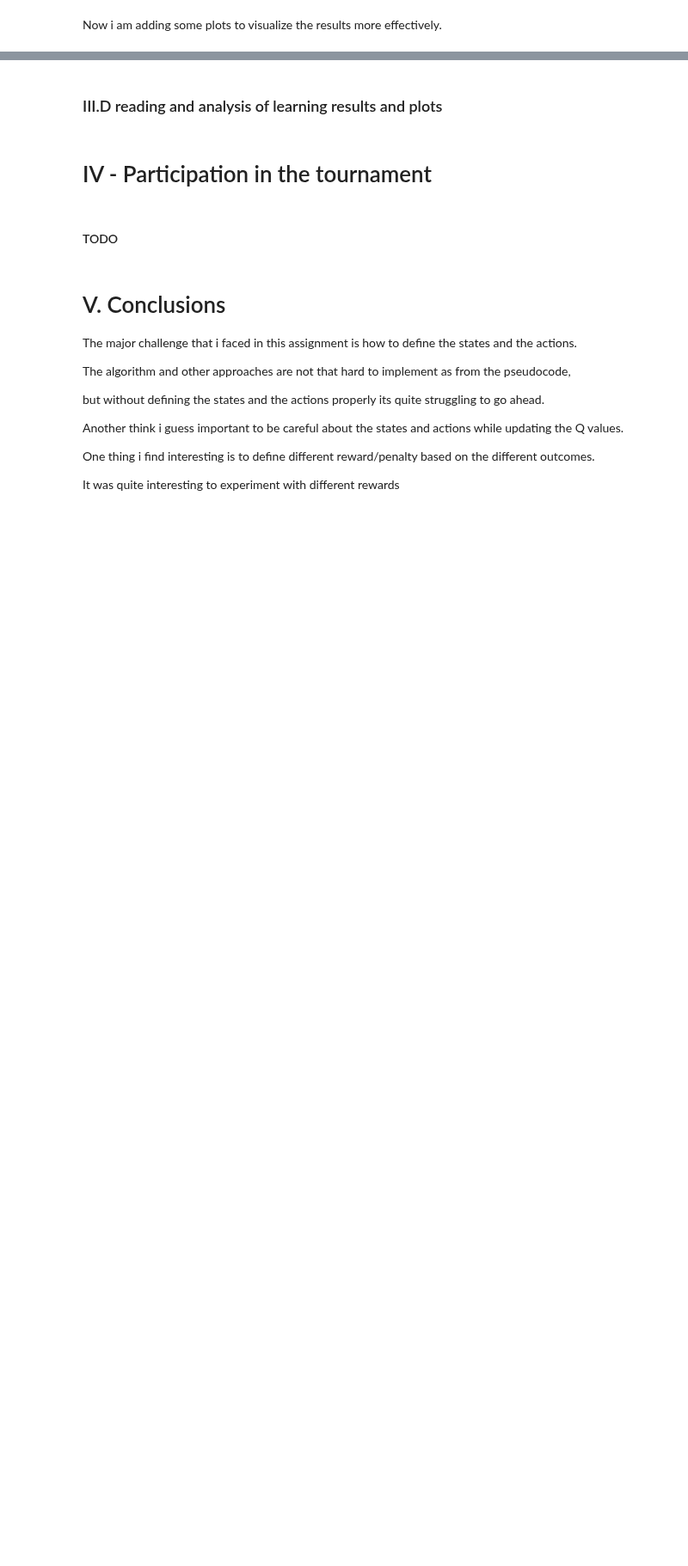
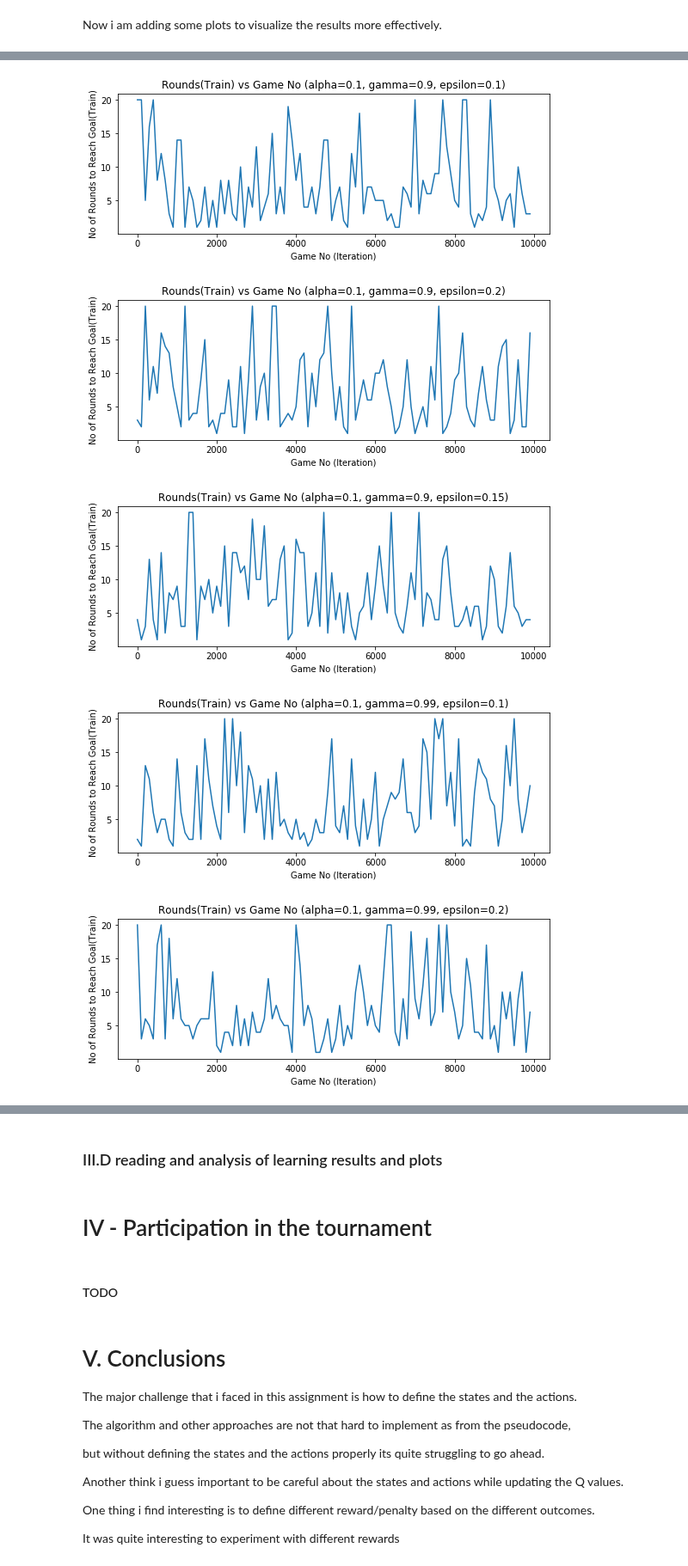
Before and after one commit to hasanjawad001/ML_ReinforcementLearning_Game_Rummy, a Jupyter notebook: assignment_4.ipynb, the cells around one changed output, grey strips where cells are left out. Shown at 86% size. Saved outputs shown, nothing was run; the diff lists cells and outputs as text; code cells hidden in the pictures; blank space fills up the shorter version.

```diff
--- a/assignment_4.ipynb
+++ b/assignment_4.ipynb
@@ -927,0 +935,18 @@ for elem in param_score_agent_rewards_steps_list:
+# %%
+for elem in param_score_agent_rewards_steps_list:
+    fig = plt.figure(figsize=(9,3))
+    param = elem[0]
+    rounds = elem[4]
+    l= list(range(10000))
+    x= l[0:10000:100]
+    y = rounds[0:10000:100]
+    plt.plot( x, y, '-'   )
+    plt.ylabel('No of Rounds to Reach Goal(Train)')
+    plt.xlabel('Game No (Iteration)')
+    plt.title( str('Rounds(Train) vs Game No (alpha=%s, gamma=%s, epsilon=%s)'%(param[0], param[1], param[2]) ) )
+# %% [output]
+[figure, added]
+[figure, added]
+[figure, added]
+[figure, added]
+[figure, added]
```
Also changed, not shown: parts of 11 cells of this notebook.
